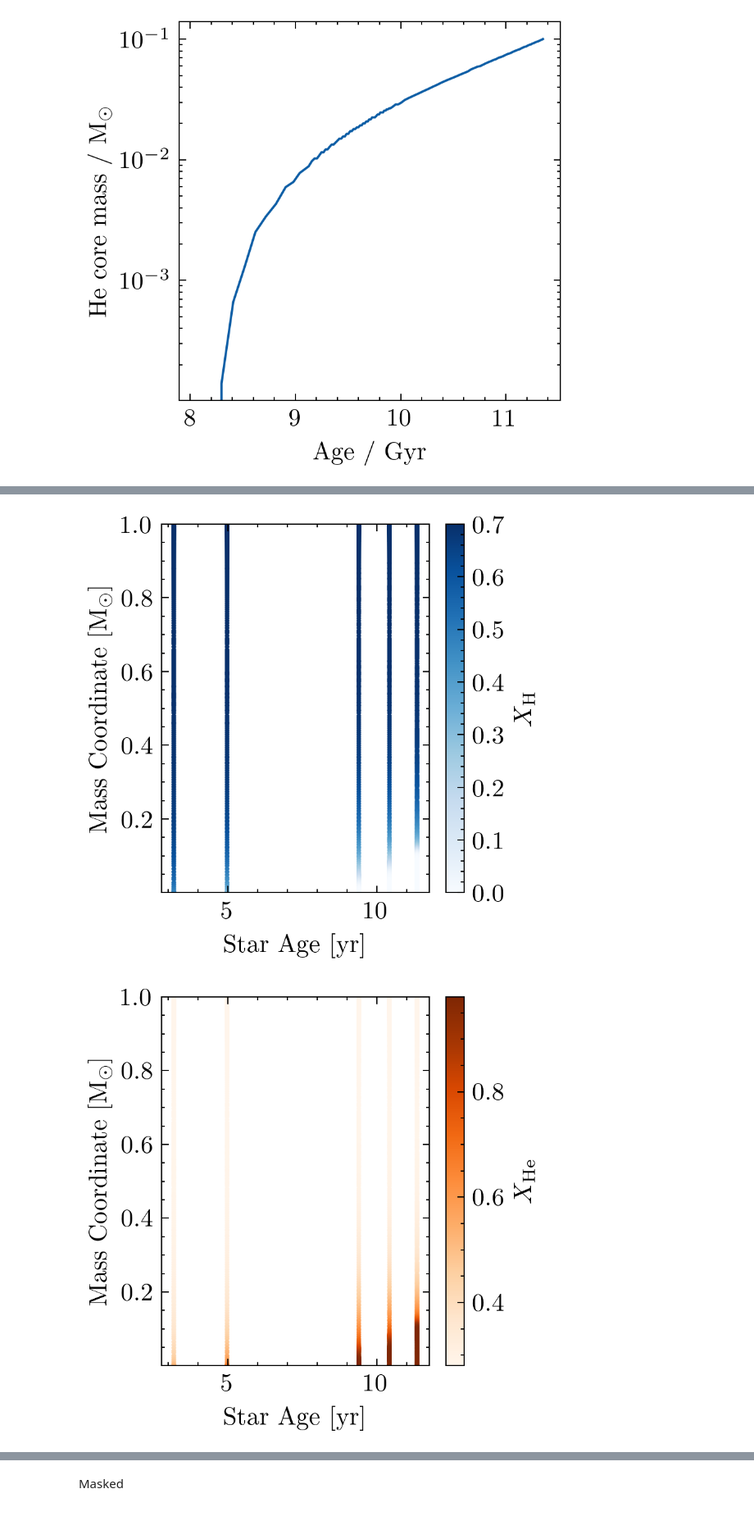
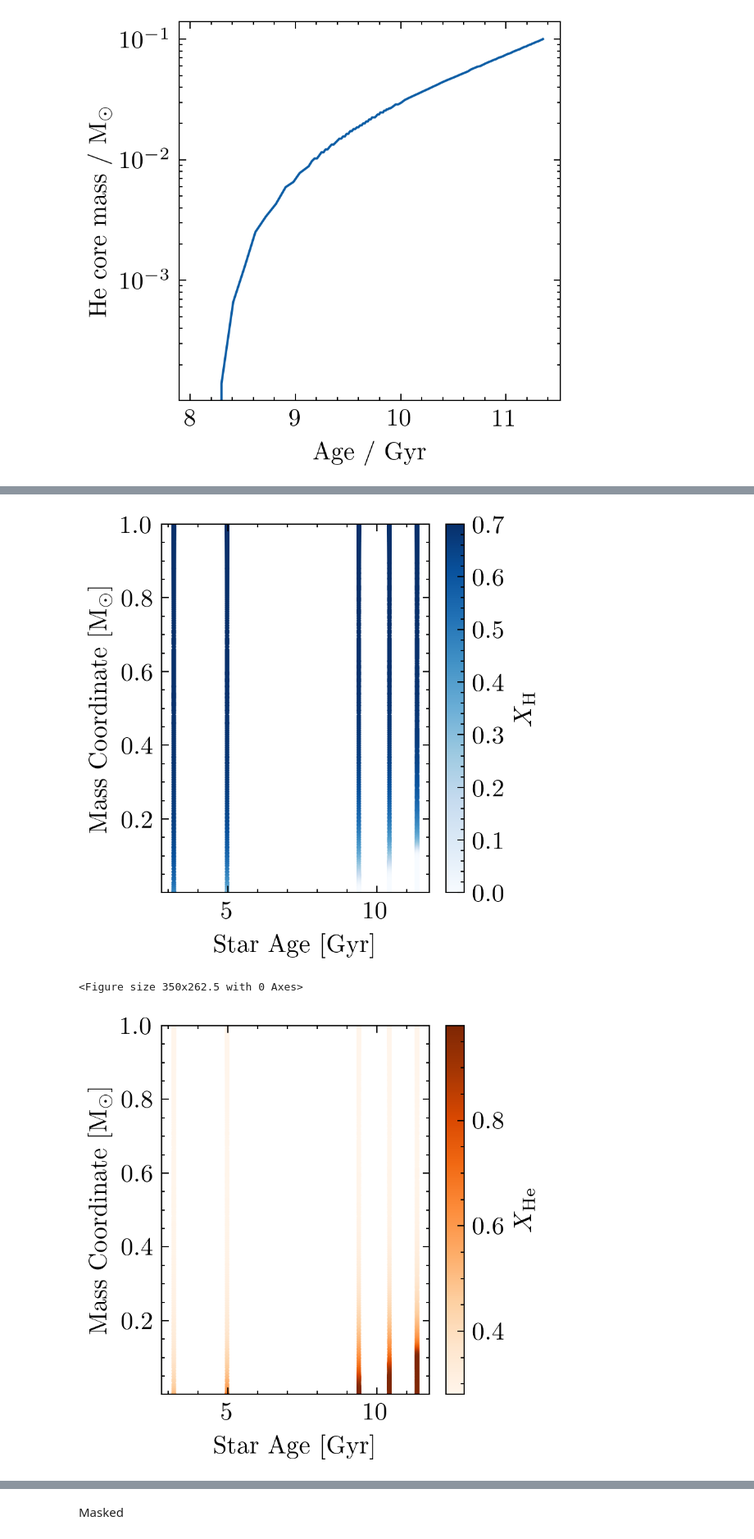
Before and after one commit to BrunoSchultz/lab_report, a Jupyter notebook: exercise1/plot_exercise.ipynb, the cells around one changed output, grey strips where cells are left out. Shown at 82% size. Cells and saved outputs as stored; diff of their text form; code cells hidden in the pictures.

```diff
--- a/exercise1/plot_exercise.ipynb
+++ b/exercise1/plot_exercise.ipynb
@@ -210,34 +212,35 @@ Z_metals = []
 
 for prof in l.profile_numbers:
     if prof > 17:
         data = l.profile_data(profile_number=prof)
         age = l.profile_data(profile_number=prof).header('star_age')
         n = len(data.mass)
         ages.append(np.full(n, age))
         masses.append(data.mass)
         X_H.append(data.x_mass_fraction_H)
         Y_He.append(data.y_mass_fraction_He)
         Z_metals.append(data.z_mass_fraction_metals)
 
 ages = np.concatenate(ages) / 1e9  # Convert ages to Gyr
 masses = np.concatenate(masses)
 X_H = np.concatenate(X_H)
 Y_He = np.concatenate(Y_He)
 Z_metals = np.concatenate(Z_metals)
 
 def plot_mass_fraction_map(ages, masses, fraction, label, cmap):
     plt.figure(figsize=(3, 3), dpi=300)
     sc = plt.scatter(ages, masses, c=fraction, cmap=cmap, s=1, rasterized=True)
-    plt.xlabel("Star Age [yr]")
+    plt.xlabel("Star Age [Gyr]")
     plt.ylabel("Mass Coordinate [M$_\odot$]")
     plt.ylim(masses.min(), masses.max())
     plt.colorbar(sc, label=label)
     plt.tight_layout()
     plt.show()
+    plt.savefig(f"../plots/q14_abundancy_{label[-3]}.pdf", dpi=300, bbox_inches='tight')
 
 plot_mass_fraction_map(ages, masses, X_H, r"$X_\text{H}$", "Blues")
 plot_mass_fraction_map(ages, masses, Y_He, r"$X_\text{He}$", "Oranges")
-plot_mass_fraction_map(ages, masses, Z_metals, r"$X_{Z}$", "Greens")
 # %% [output]
-[figure, old version]
+[figure, new version]
+<Figure size 350x262.5 with 0 Axes>
-[figure, old version]
+[figure, new version]
```
Also changed, not shown: parts of 2 cells of this notebook.
